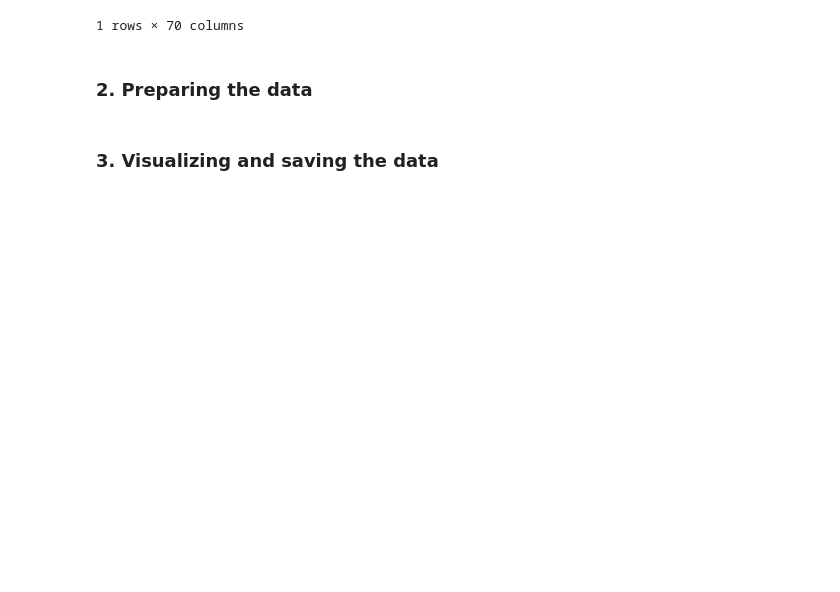
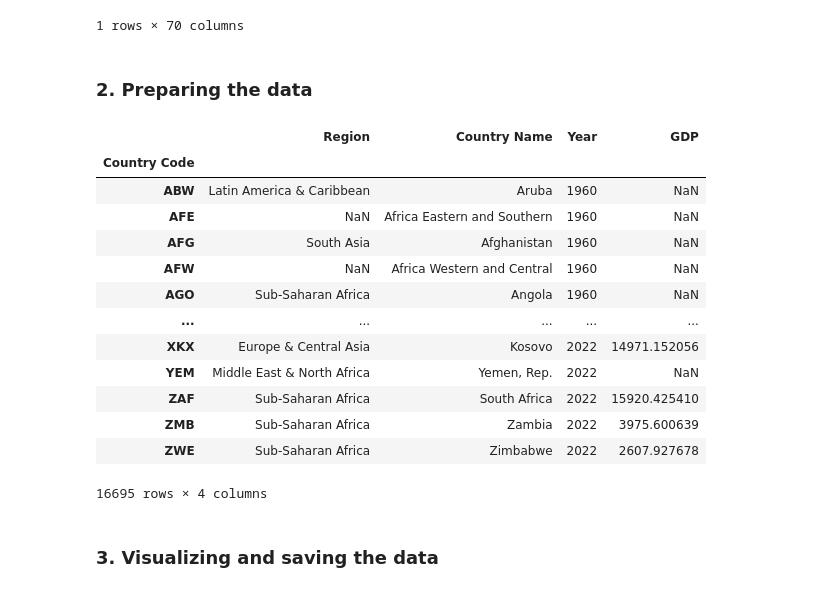
Before and after one commit to PiwanSama/notebooks, a Jupyter notebook: WHO/Maternal Mortality Rate Analysis.ipynb, the cells around one changed output. Saved outputs shown, nothing was run; the diff lists cells and outputs as text; code cells hidden in the pictures; blank space fills up the shorter version.

```diff
--- a/WHO/Maternal Mortality Rate Analysis.ipynb
+++ b/WHO/Maternal Mortality Rate Analysis.ipynb
@@ -49,3 +49,20 @@ mortality_rate_df = mortality_rate_df.drop(["IncomeGroup","TableName","Indicator
 #Use the pandas melt() function on the mortality rate and GDP dataframes to transpose the columns containing years into rows grouped by year
 gdp_df = gdp_df.melt(ignore_index=False,id_vars=["Region", "Country Name"],var_name="Year",value_name="GDP").copy()
 mortality_rate_df = mortality_rate_df.melt(ignore_index=False,id_vars=["Region", "Country Name"],var_name="Year",value_name="MortalityRate").copy()
+# %%
+gdp_df
+# %% [output]
+|  | Region | Country Name | Year | GDP |
+| Country Code |  |  |  |  |
+| ABW | Latin America & Caribbean | Aruba | 1960 | NaN |
+| AFE | NaN | Africa Eastern and Southern | 1960 | NaN |
+| AFG | South Asia | Afghanistan | 1960 | NaN |
+| AFW | NaN | Africa Western and Central | 1960 | NaN |
+| AGO | Sub-Saharan Africa | Angola | 1960 | NaN |
+| ... | ... | ... | ... | ... |
+| XKX | Europe & Central Asia | Kosovo | 2022 | 14971.152056 |
+| YEM | Middle East & North Africa | Yemen, Rep. | 2022 | NaN |
+| ZAF | Sub-Saharan Africa | South Africa | 2022 | 15920.425410 |
+| ZMB | Sub-Saharan Africa | Zambia | 2022 | 3975.600639 |
+| ZWE | Sub-Saharan Africa | Zimbabwe | 2022 | 2607.927678 |
+16695 rows × 4 columns
```
Also changed, not shown: parts of 1 cell of this notebook, 5 other files.
